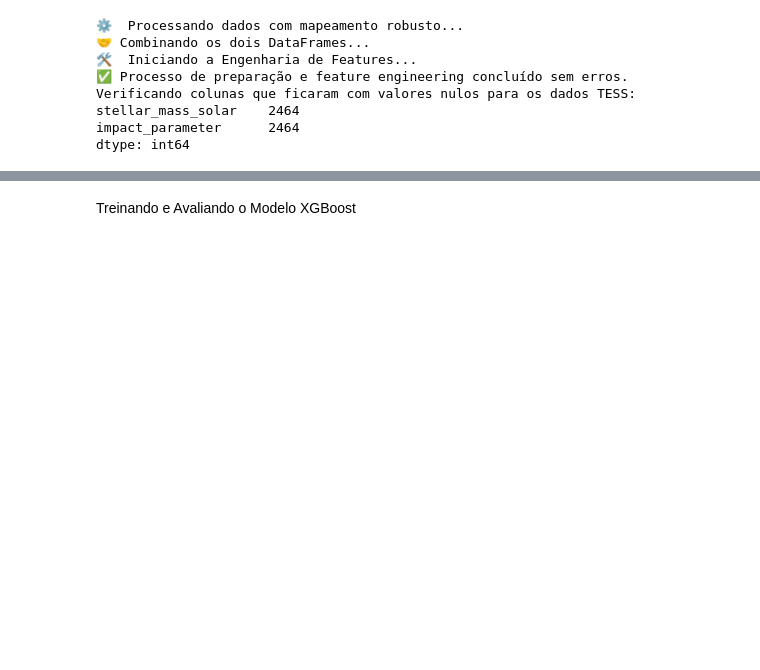
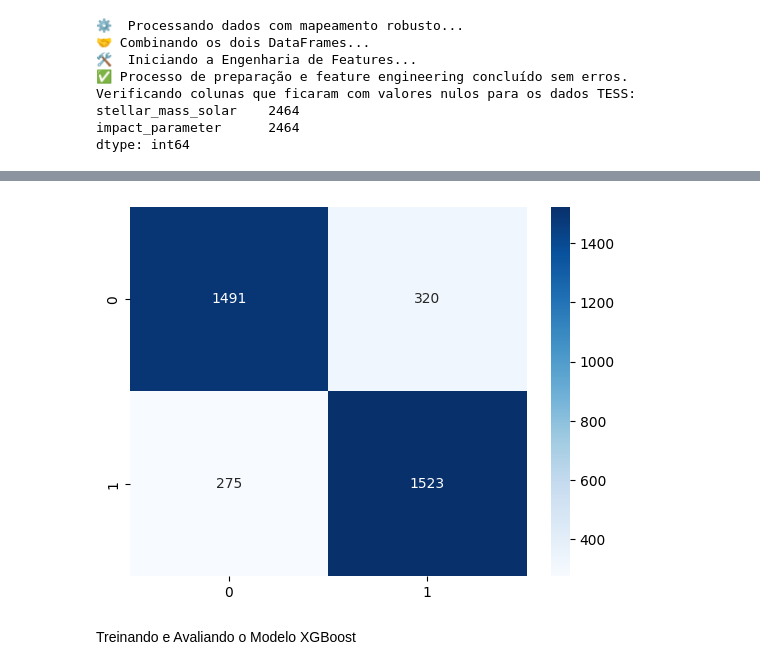
Before and after one commit to CauanOtz/ExoLens, a Jupyter notebook: IA/nasa-xgboost/model.ipynb, the cells around one changed output, grey strips where cells are left out. Cells and saved outputs as stored; diff of their text form; code cells hidden in the pictures; blank space fills up the shorter version.

Commit message:
feat: xgboost increments
made more increments

Gustavo G L P

```diff
--- a/IA/nasa-xgboost/model.ipynb
+++ b/IA/nasa-xgboost/model.ipynb
@@ -163,3 +163,73 @@ Verificando colunas que ficaram com valores nulos para os dados TESS:
 stellar_mass_solar    2464
 impact_parameter      2464
 dtype: int64
+# %%
+from sklearn.model_selection import GridSearchCV
+from sklearn.model_selection import train_test_split
+from sklearn.metrics import accuracy_score, classification_report, confusion_matrix
+import xgboost as xgb
+import seaborn as sns
+import matplotlib.pyplot as plt
+
+print("🚀 Iniciando a busca pelos melhores hiperparâmetros com GridSearchCV...")
+
+# --- 1. Definir o "Grid" de parâmetros que queremos testar ---
+# Um dicionário com os parâmetros e os valores que vamos experimentar
+param_grid = {
+    'n_estimators': [100, 200, 300],         # Número de "árvores" no modelo
+    'max_depth': [3, 5, 7],                  # Profundidade máxima de cada árvore
+    'learning_rate': [0.05, 0.1]             # Taxa de aprendizado (quão rápido o modelo aprende)
+}
+
+# --- 2. Preparar os dados (exatamente como antes) ---
+features = [
+    'orbital_period', 'transit_duration_hr', 'transit_depth_ppm',
+    'planet_radius_earth', 'stellar_temp_k', 'stellar_radius_solar',
+    'stellar_mass_solar', 'impact_parameter', 'equilibrium_temp',
+    'stellar_density', 'duration_over_period', 'depth_per_planet_radius'
+]
+X = df_featured[features].fillna(0)
+y = df_featured['target']
+
+# Vamos dividir os dados ANTES para ter um conjunto de teste real para o modelo final
+X_train, X_test, y_train, y_test = train_test_split(
+    X, y, test_size=0.3, random_state=42, stratify=y
+)
+
+# --- 3. Configurar e Rodar o GridSearchCV ---
+# O GridSearchCV usará o X_train e y_train para fazer sua busca interna
+xgb_model = xgb.XGBClassifier(objective='binary:logistic', eval_metric='logloss', random_state=42)
+
+grid_search = GridSearchCV(
+    estimator=xgb_model,
+    param_grid=param_grid,
+    scoring='accuracy',
+    cv=3,          # Validação cruzada com 3 divisões
+    n_jobs=-1,     # Usa todos os núcleos do seu processador
+    verbose=2      # Mostra o progresso
+)
+
+print("💪 Treinando múltiplos modelos... Por favor, aguarde.")
+grid_search.fit(X_train, y_train)
+
+print("\n✅ Busca concluída!")
+
+# --- 4. Exibir os melhores resultados encontrados ---
+print("\n--- Melhores Parâmetros Encontrados ---")
+print(grid_search.best_params_)
+
+print(f"\nMelhor Acurácia (durante a busca): {grid_search.best_score_:.4f}")
+
+# --- 5. Avaliar o MELHOR modelo no conjunto de teste ---
+print("\n--- Avaliando o melhor modelo no conjunto de teste separado ---")
+best_model = grid_search.best_estimator_
+y_pred = best_model.predict(X_test)
+
+print(f"\nAcurácia Final no Teste: {accuracy_score(y_test, y_pred):.4f}")
+print("\nRelatório de Classificação Final:")
+print(classification_report(y_test, y_pred))
+print("\nMatriz de Confusão Final:")
+cm = confusion_matrix(y_test, y_pred)
+sns.heatmap(cm, annot=True, fmt='d', cmap='Blues')
+plt.show()
+# %% [output]
@@ -166,3 +253,4 @@ dtype: int64
+[figure, added]
 # %% [markdown]
 Treinando e Avaliando o Modelo XGBoost
 # %%
```
Also changed, not shown: parts of 1 cell of this notebook.
